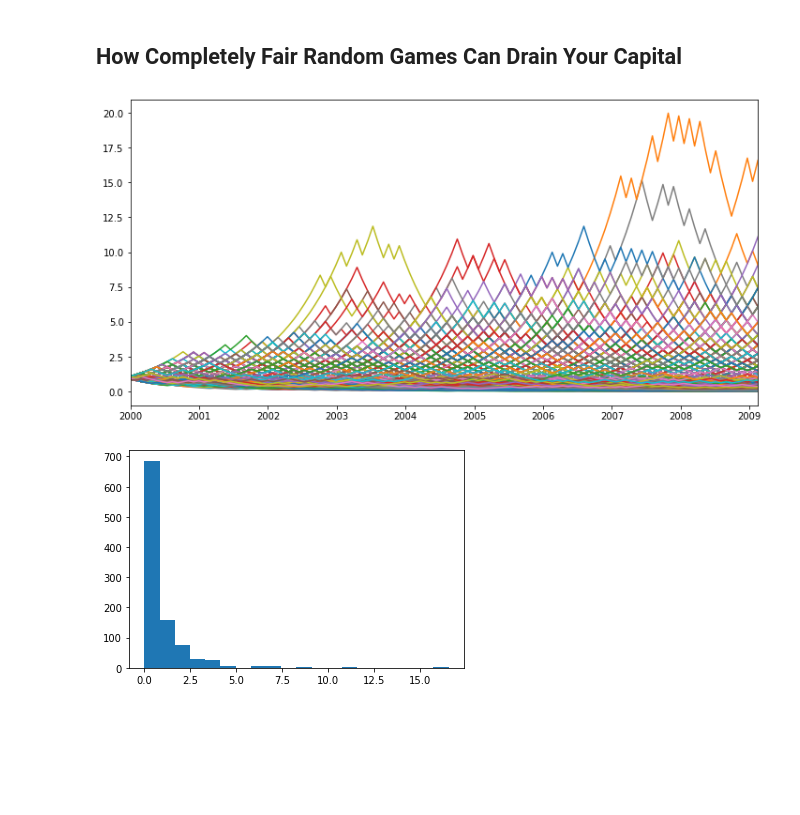
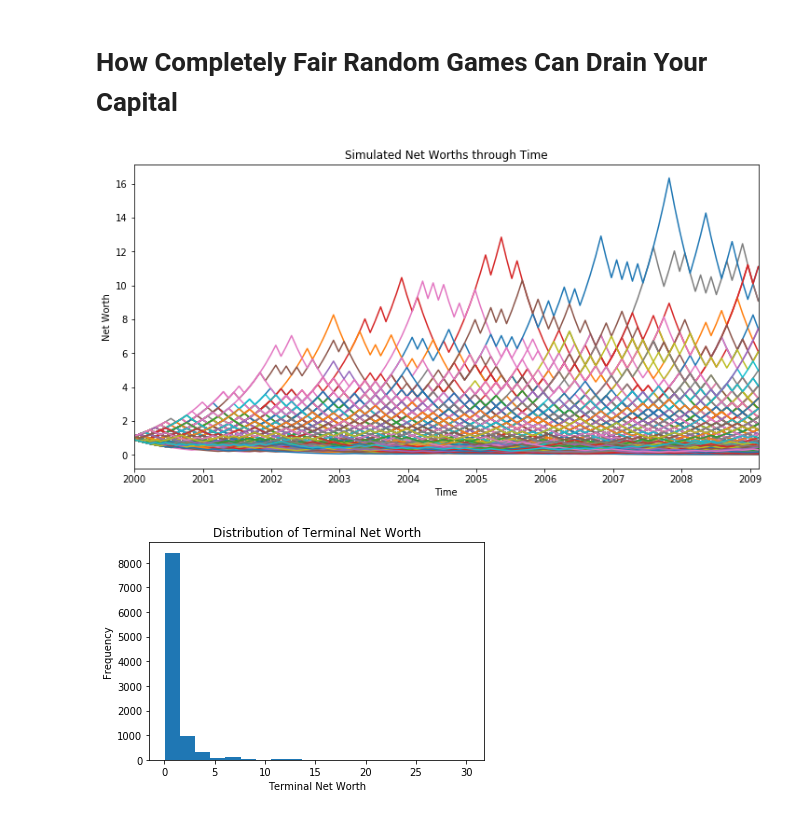
Before and after one commit to nicholas-han/Quant-Playground, a Jupyter notebook: Ergodicity_Simulation.ipynb, the cells around one changed output. Cells and saved outputs as stored; diff of their text form; code cells hidden in the pictures; blank space fills up the shorter version.

```diff
--- a/Ergodicity_Simulation.ipynb
+++ b/Ergodicity_Simulation.ipynb
@@ -1,18 +1,18 @@
 # %% [markdown]
-## How Completely Fair Random Games Can Drain Your Capital
+# How Completely Fair Random Games Can Drain Your Capital
 # %%
 import numpy as np
 import pandas as pd
 from datetime import date, timedelta
 import matplotlib.pyplot as plt
 # %%
-win_odd = 0.5
+win_odd = 0.50
 lose_odd = 1 - win_odd
-win_payoff = 0.1
-lose_payoff = 0.1
+win_payoff = 0.10
+lose_payoff = 0.10
 
 num_months = 120
-num_players = 1000
+num_players = 10000
 # %%
 df = pd.DataFrame(np.random.uniform(size=(num_months, num_players))) # raw uniforrm random vars
 df.index = [date(2000, 1, 1) + month * timedelta(weeks=4) for month in range(num_months)]
@@ -21,12 +21,17 @@ df = df.apply(lambda x: x * win_payoff * (x == 1) + x * lose_payoff * (x == -1))
 df = df.apply(lambda x: x + 1) # single period percentage multiplier
 df = df.cumprod()
 # %%
-df.plot(legend=0, figsize=(12,6))
+ax = df.iloc[:,:500].plot(legend=0, figsize=(12,6), title="Simulated Net Worths through Time")
+ax.set_xlabel("Time")
+ax.set_ylabel("Net Worth")
 plt.show()
 # %% [output]
-[figure, old version]
+[figure, new version]
 # %%
-plt.hist(df.iloc[-1].to_list(), bins = 20)
+plt.hist(df.iloc[-1].to_list(), bins=20)
+plt.title("Distribution of Terminal Net Worth")
+plt.xlabel("Terminal Net Worth")
+plt.ylabel("Frequency")
 plt.show()
 # %% [output]
-[figure, old version]
+[figure, new version]
```
Also changed, not shown: parts of 8 cells of this notebook.
